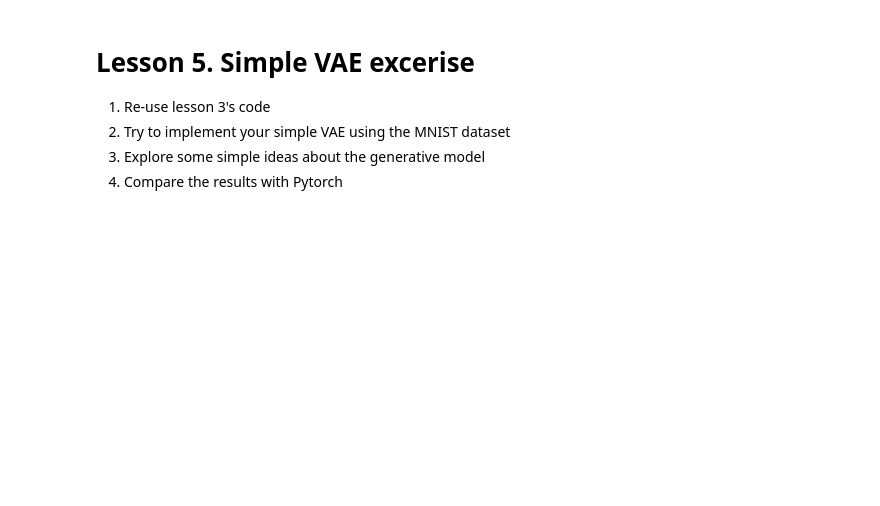
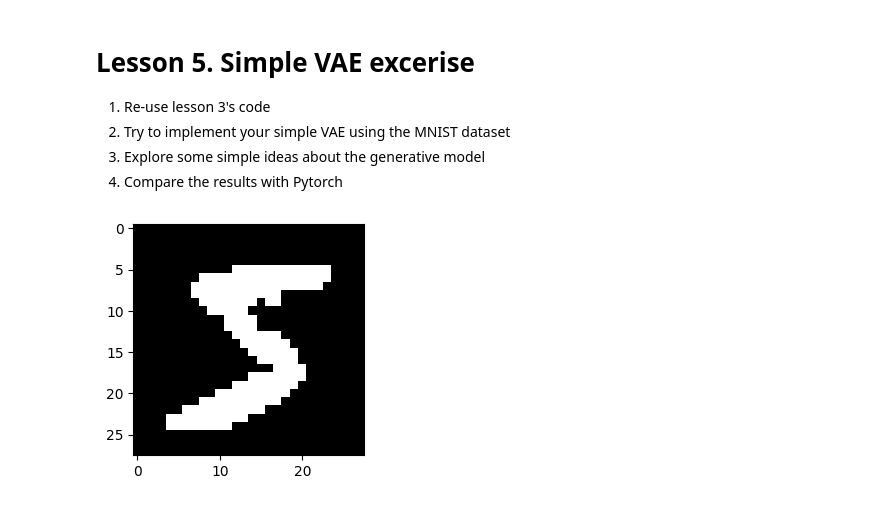
Before and after one commit to Lyshen/PiggyToy, a Jupyter notebook: Lesson05_VAE_practice.ipynb, the cells around one changed output. Drawn from its saved outputs; the diff is of its cells as text; code cells hidden in the pictures; blank space fills up the shorter version.

```diff
--- a/Lesson05_VAE_practice.ipynb
+++ b/Lesson05_VAE_practice.ipynb
@@ -20,17 +20,29 @@ test_data = MNIST(root='./data', train=False, transform=tt)
 # %%
 def transform_from_torch_to_numpy(torch_data):
     features_np = torch_data.data.numpy()
     labels_np = torch_data.targets.numpy()
 
     features_np = np.resize(features_np, (features_np.shape[0], features_np.shape[1] * features_np.shape[2]))
+
+    # Simplify the exercise
+    features_np[features_np != 0] = 1
+
     labels = np.zeros((labels_np.shape[0], 10))
     for i in range(10):
         labels[labels_np==i, i] = 1.
 
     return features_np, labels
 
 train_features, train_labels = transform_from_torch_to_numpy(train_data)
 test_features, test_labels = transform_from_torch_to_numpy(test_data)
+
+import matplotlib.pyplot as plt
+figure = plt.figure(figsize=(3, 3))
+x = np.resize(train_features[0], (28, 28))
+plt.imshow(x, cmap='gray')
+plt.show()
+# %% [output]
+[figure, added]
 # %%
 def shuffle_dataset(n, batch_size):
     idices= np.array(range(n))
```
Also changed, not shown: parts of 3 cells of this notebook.
